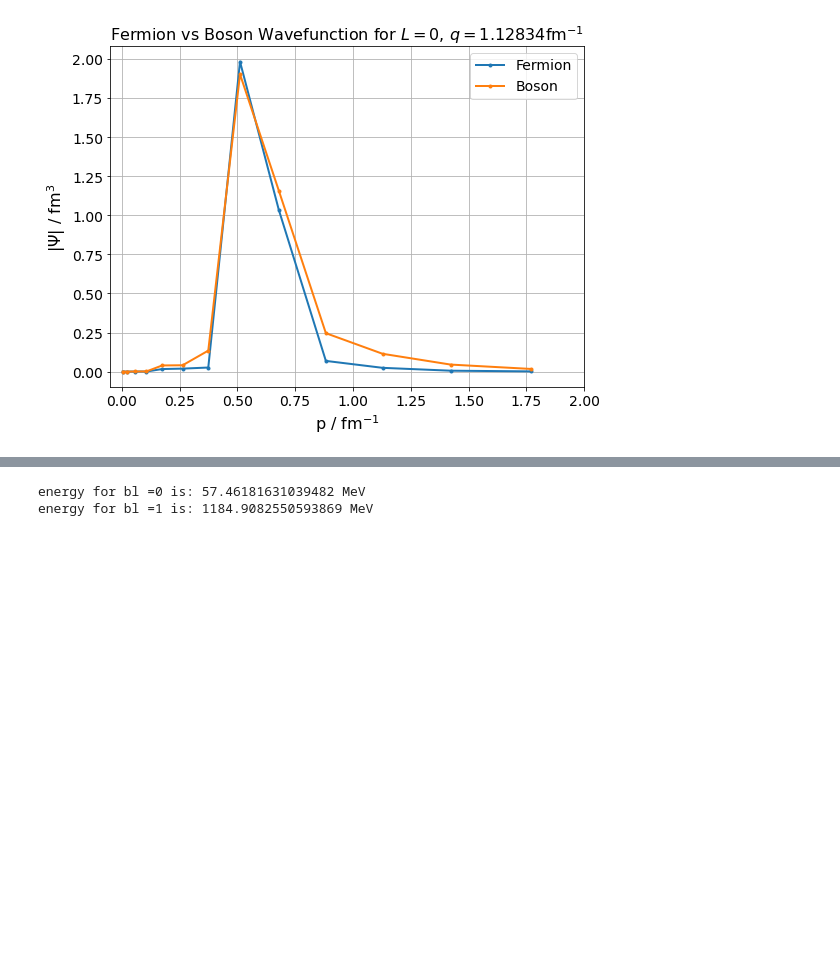
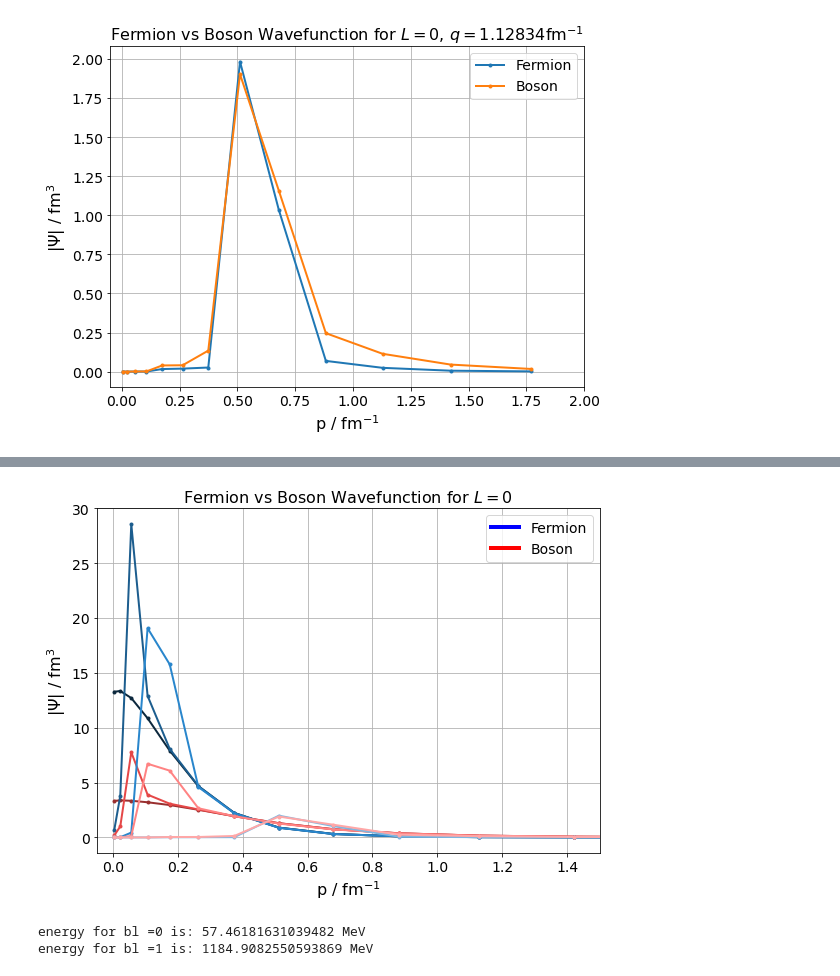
Before and after one commit to kwat0308/CompPhysWS2122, a Jupyter notebook: final_project/notebooks/tfbs_eval.ipynb, the cells around one changed output, grey strips where cells are left out. Saved outputs shown, nothing was run; the diff lists cells and outputs as text; code cells hidden in the pictures; blank space fills up the shorter version.

```diff
--- a/final_project/notebooks/tfbs_eval.ipynb
+++ b/final_project/notebooks/tfbs_eval.ipynb
@@ -840,3 +842,95 @@ for q_idx in q_idces:
 [figure]
 [figure]
 [figure]
+# %%
+# compare projection plots between fermion and boson case
+# plot both angular states on one plot, for particular q and alpha
+# projection onto one particular q-value
+q_idces = [0,3,5,10]
+color_list = [("#7eb6e0", "#ffa7a7"), ("#2986cc", "#ff8383"), ("#1c5d8e", "#e54747"), ("#0c283d", "#992f2f")][::-1]
+alpha_idx = 0
+
+bl_idx = 0   # J=0.5, L=0
+bl = 0
+# bj_list=[0.5]
+bos_compfer_templ = "bos_compfer_alpha{0}_bl{1}.png"
+
+fig, ax = plt.subplots(figsize=(8,6))
+from matplotlib.lines import Line2D
+
+for i, q_idx in enumerate(q_idces):
+    # ferm_path = os.path.join(dir_to_images, "fermion")
+
+
+
+    # for fermion case first
+    # momentum grids are the same for each kernel, so can just use any of them
+    k = wf_list[bl_idx]["kernel"]
+    pgrid = k.pgrid
+    qgrid = k.qgrid
+    qval = qgrid[q_idx]
+    alpha_dict = k.qnalpha[alpha_idx]
+
+    qm_numbers = [alpha_dict["j"], alpha_dict["j3"], alpha_dict["t"]]
+
+    # create combined grid
+    # P, Q = np.meshgrid(pgrid, qgrid)
+
+    # max momentum to look at
+    pmax = 1.5
+    pmax_idx = np.argwhere(pgrid >= pmax)[0][0]+2
+    pgrid_new = pgrid[:pmax_idx]
+
+    # plotting the results
+    wf = np.abs(wf_list[bl_idx]["wf"][alpha_idx,q_idx,:pmax_idx])  # take abs value
+
+    print(np.max(wf))
+
+    # im = ax.compJf(P, Q, wf, vmin=np.min(wf), vmax=np.max(wf), cmap=plt.cm.YlGnBu_r)
+    ax.plot(pgrid_new, wf, marker="o", lw=2.0, ms=3.0, color=color_list[i][0])
+
+    # now boson case
+    k_b = wf_list_b[bl_idx]["kernel"]
+    pgrid_b = k_b.pgrid
+    qgrid = k_b.qgrid
+    qval = qgrid[q_idx]
+    print(qval)
+    alpha_dict = k_b.qnalpha[alpha_idx]
+
+    qm_numbers = [alpha_dict["l"], alpha_dict["lam"]]
+
+    # create combined grid
+    # P, Q = np.meshgrid(pgrid, qgrid)
+    pmax = 1.5
+    pmax_idx_b = np.argwhere(pgrid_b >= pmax)[0][0]+2
+    pgrid_b_new = pgrid_b[:pmax_idx_b]
+
+    # plotting the results
+    wf_b = np.abs(wf_list_b[bl_idx]["wf"][alpha_idx,q_idx,:pmax_idx_b])  # take abs value
+    print(np.max(wf_b))
+
+    # im = ax.compJf(P, Q, wf, vmin=np.min(wf), vmax=np.max(wf), cmap=plt.cm.YlGnBu_r)
+    ax.plot(pgrid_b_new, wf_b, marker="o", lw=2.0, ms=3.0, color=color_list[i][1])
+
+ax.set_xlabel("p / fm$^{{-1}}$", fontsize=16)
+ax.set_ylabel("$|\Psi|$ / fm$^3$", fontsize=16)
+    # if bj_idx == 0:
+    #     ax.set_xlim([0,1.2])
+    #     ax.set_ylim([0,1.2])
+ax.set_xlim([-0.05,pmax])
+# ax.set_title("Wavefunction with $j_{{12}}={0}, j_3={1}, t_{{12}}={2}$ for $q={3:.2f}$fm$^{{-1}}$".format(*qm_numbers, qval))
+ax.set_title("Fermion vs Boson Wavefunction for $L={0}$".format(0), fontsize=16)
+    # cbar = fig.colorbar(im)
+    # cbar.ax.set_ylabel("$|\Psi|$", fontsize=14)
+
+custom_lines = [Line2D([0], [0], color="b", lw=4),
+            Line2D([0], [0], color="r", lw=4)]
+
+ax.legend(custom_lines, ["Fermion", "Boson"], prop={"size":14})
+ax.grid()
+
+ax.tick_params(axis='both', which='major', labelsize=14)
+
+fig.tight_layout()
+plt.savefig(os.path.join(bos_path, bos_compfer_templ.format(alpha_idx, bl)), dpi=300)
+# %% [output]
@@ -843,3 +949,4 @@ for q_idx in q_idces:
+[figure, added]
 # %%
 # kinetic energy
 for bl_idx, bl in enumerate([0,1]):
```
Also changed, not shown: parts of 4 cells of this notebook, 1 other file.
